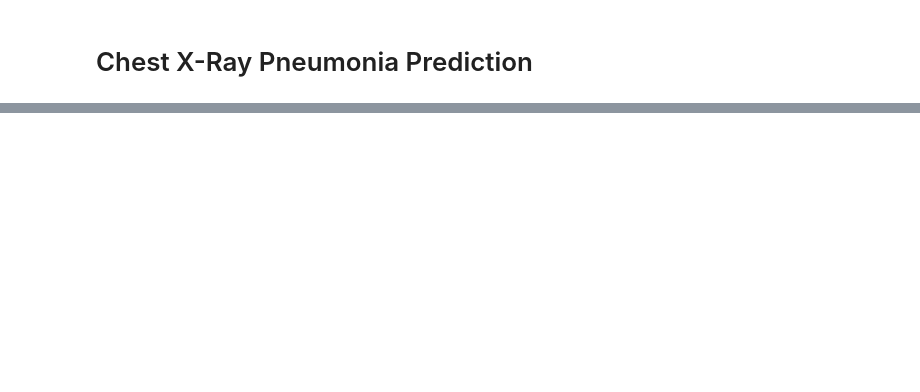
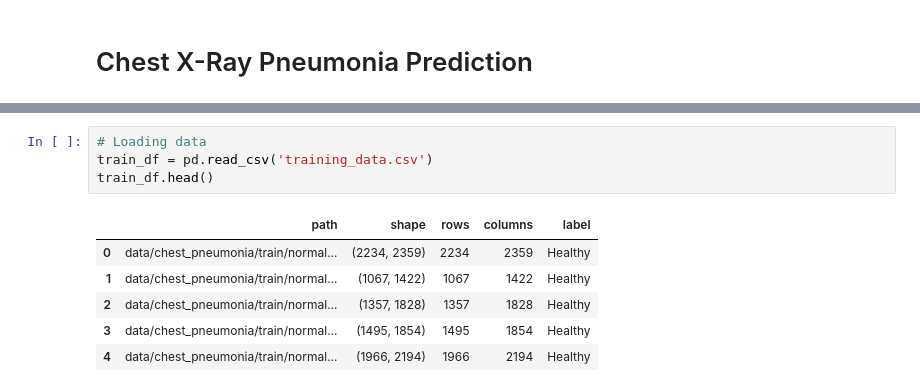
Before and after one commit to alfonsogarcia-git/data_science_nov2020_alfon, a Jupyter notebook: Projects/Project2_ML_Alfon/main.ipynb, the cells around one changed output, grey strips where cells are left out. Drawn from its saved outputs; the diff is of its cells as text; blank space fills up the shorter version.

```diff
--- a/Projects/Project2_ML_Alfon/main.ipynb
+++ b/Projects/Project2_ML_Alfon/main.ipynb
@@ -331,0 +39,11 @@ plt.imshow (cv2.rotate(img, cv2.cv2.ROTATE_90_COUNTERCLOCKWISE), cmap='gray')
+# %%
+# Loading data
+train_df = pd.read_csv('training_data.csv')
+train_df.head()
+# %% [output]
+|  | path | shape | rows | columns | label |
+| 0 | data/chest_pneumonia/train/normal... | (2234, 2359) | 2234 | 2359 | Healthy |
+| 1 | data/chest_pneumonia/train/normal... | (1067, 1422) | 1067 | 1422 | Healthy |
+| 2 | data/chest_pneumonia/train/normal... | (1357, 1828) | 1357 | 1828 | Healthy |
+| 3 | data/chest_pneumonia/train/normal... | (1495, 1854) | 1495 | 1854 | Healthy |
+| 4 | data/chest_pneumonia/train/normal... | (1966, 2194) | 1966 | 2194 | Healthy |
```
Also changed, not shown: parts of 40 cells of this notebook, 15 other files.
